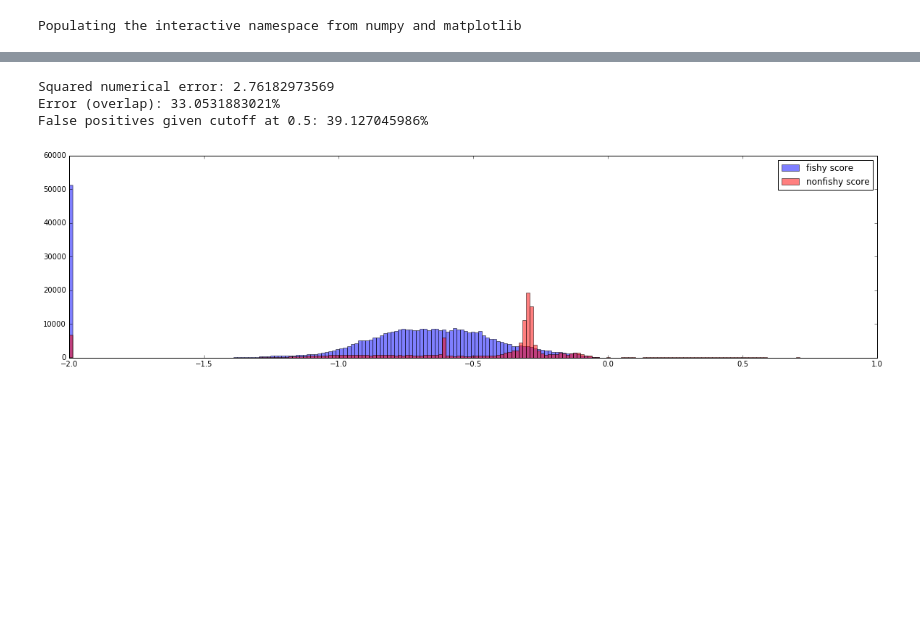
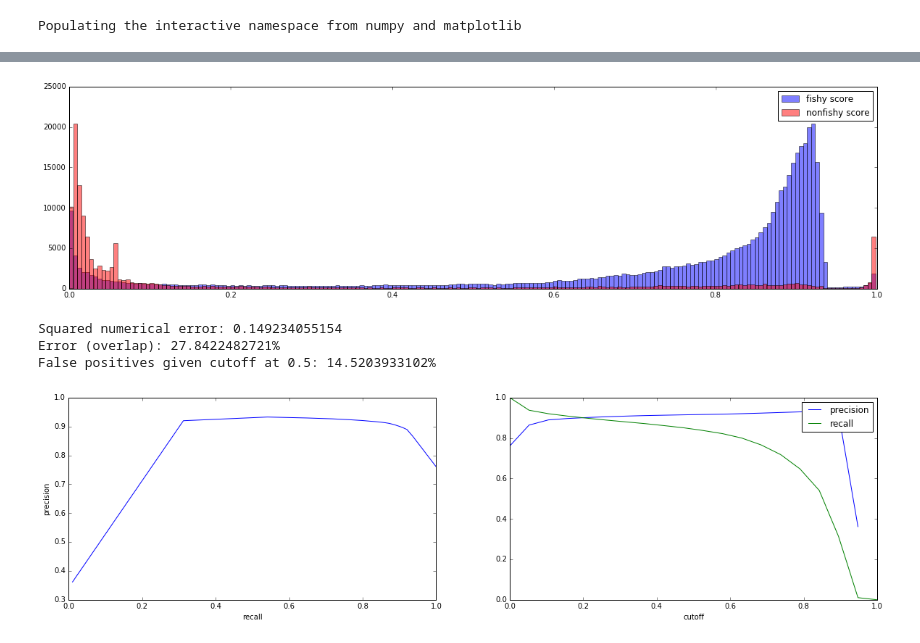
Before and after one commit to marketler/GFW_vessel_scoring, a Jupyter notebook: New_score_evaluation.ipynb, the cells around one changed output, grey strips where cells are left out. Cells and saved outputs as stored; diff of their text form; code cells hidden in the pictures; blank space fills up the shorter version.

```diff
--- a/New_score_evaluation.ipynb
+++ b/New_score_evaluation.ipynb
@@ -30,12 +43,10 @@ def old_score(x, windowSize):
     x['measure_new_score_%s' % windowSize] = score
 
 def new_score(x, windowSize):
-    score = (polynomial(x['measure_speedavg_%s' % windowSize], -4.93476416e+02, -6.89408463e+00, 1.49592824e+01, -9.39170147e+00) +
-             polynomial(x['measure_speedstddev_%s' % windowSize], 1.50645878e+02, -1.52138106e+00, -1.08817054e+00, -2.09136308e-01) +
-             polynomial(x['measure_coursestddev_%s' % windowSize], 3.43542952e+02, -1.12446817e+00, -1.19029177e+00, -2.85164010e-01))
-
-    # Clamp to ]0, 1[
-    score = where(score < -2., -2., where(score > 2.0, 2.0, score))
+    score = zmpolynomial([x['measure_speedavg_%s' % windowSize], x['measure_speedstddev_%s_log' % windowSize], x['measure_coursestddev_%s_log' % windowSize]],
+*[-125.74426718,  -41.88139409,   93.03579931,  -59.48458422,   60.9074327,
+  -16.663914,    -11.64954788,   -2.25437667,   62.17203752,   -7.6389589,
+   -7.60979765,   -1.73212288])
 
     x["measure_new_score_%s" % windowSize] = score
 # %%
@@ -51,11 +64,13 @@ False positives given cutoff at 0.5: 21.2452712702%
 # %%
 new_score(x, windowSize)
-graph_score(x, windowSize)
+graph_score(x.filled(), "measure_new_score_%s" % windowSize)
+graph_precall(x, "measure_new_score_%s" % windowSize)
 # %% [output]
+[figure, new version]
-Squared numerical error: 2.76182973569
-Error (overlap): 33.0531883021%
-False positives given cutoff at 0.5: 39.127045986%
+Squared numerical error: 0.149234055154
+Error (overlap): 27.8422482721%
+False positives given cutoff at 0.5: 14.5203933102%
-[figure, old version]
+[figure, added]
 # %%
 x = load_data("datasets/kristina_ps.measures.npz")
 # %%
```
Also changed, not shown: parts of 6 cells of this notebook, 4 other files.
